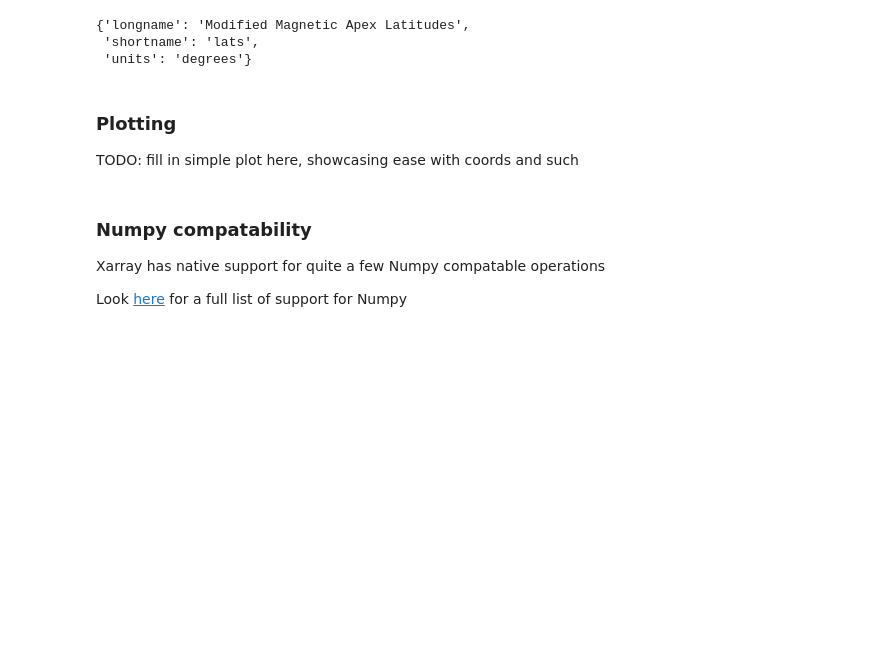
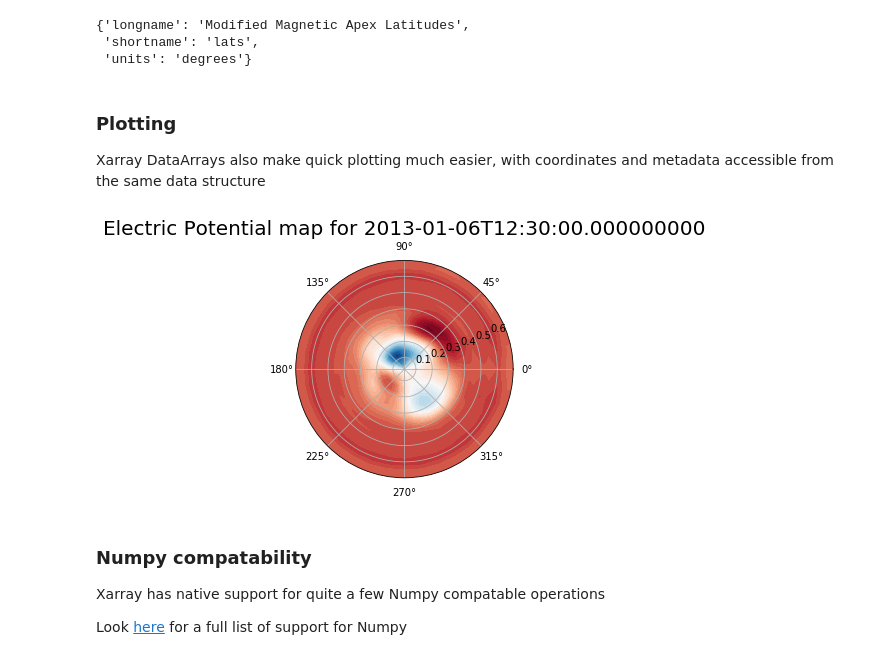
Before and after one commit to AMGeO-Collaboration/AMGeO-API-Release, a Jupyter notebook: AMGeO-Api-Release.ipynb, the cells around one changed output. Saved outputs shown, nothing was run; the diff lists cells and outputs as text; code cells hidden in the pictures; blank space fills up the shorter version.

Commit message:
updates to plotting for xarray

```diff
--- a/AMGeO Api Release.ipynb
+++ b/AMGeO-Api-Release.ipynb
@@ -428,10 +428,28 @@ ds['joule_heat'][0].lat.attrs
 {'longname': 'Modified Magnetic Apex Latitudes',
  'shortname': 'lats',
  'units': 'degrees'}
-# %% [markdown]
-### Plotting
-
-TODO: fill in simple plot here, showcasing ease with coords and such
+# %% [markdown]
+### Plotting
+
+Xarray DataArrays also make quick plotting much easier, with coordinates and metadata accessible from the same data structure
+# %%
+import matplotlib.pyplot as plt
+import numpy as np
+
+def plot_epot_map(fig, lats, lons, epot):
+    ax = fig.add_subplot(111, projection='polar')
+    r = np.radians(90.-lats)
+    th = np.radians(lons)
+    ax.contourf(th,r,epot,50,cmap='RdBu_r')
+    return ax
+
+epot = ds['epot'][0]
+fig = plt.figure(figsize=(4, 4))
+ax = plot_epot_map(fig, epot.lat, epot.lon, epot)
+ax.set_title('Electric Potential map for %s' % epot.time.values, pad=15, size=20)
+None
+# %% [output]
+[figure, added]
 # %% [markdown]
 ### Numpy compatability
 
```
Also changed, not shown: 3 other files.
